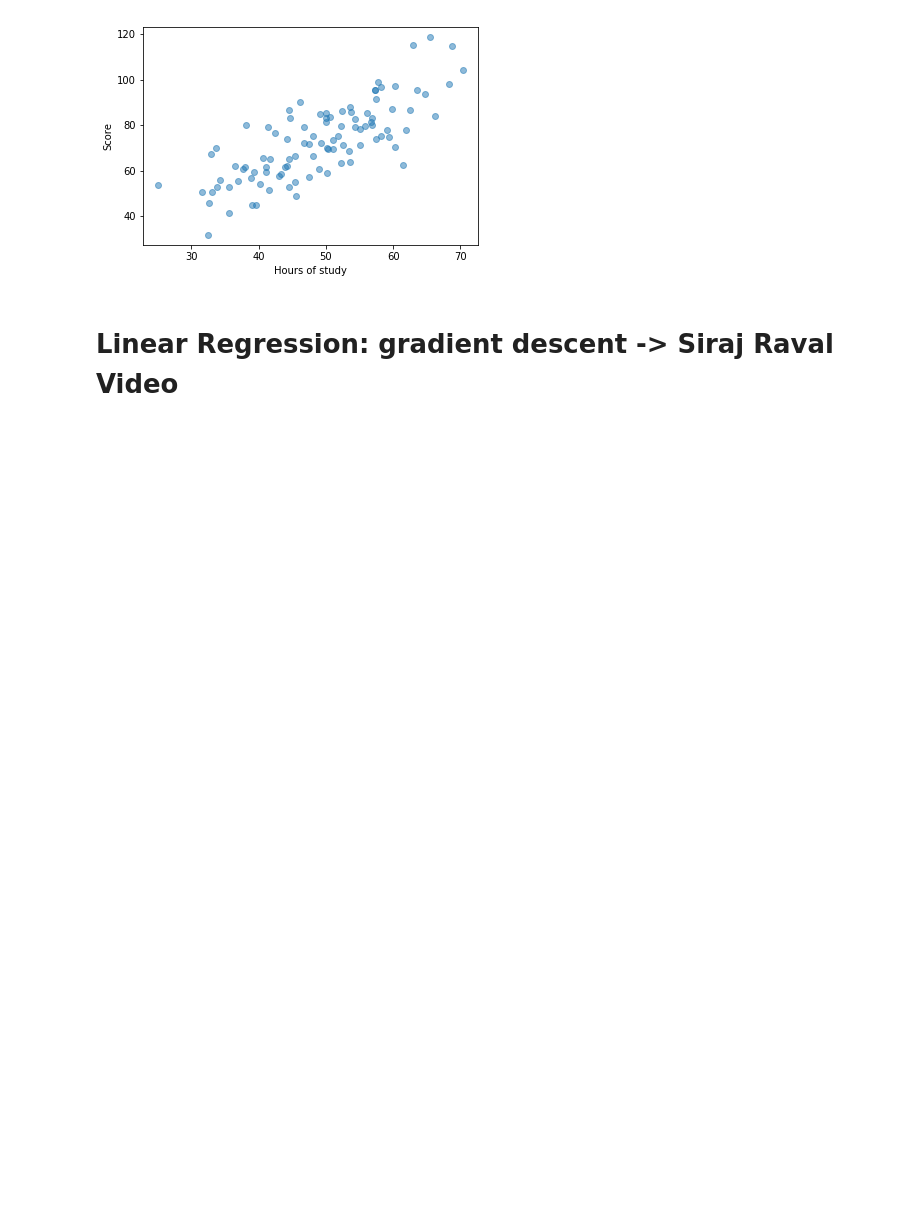
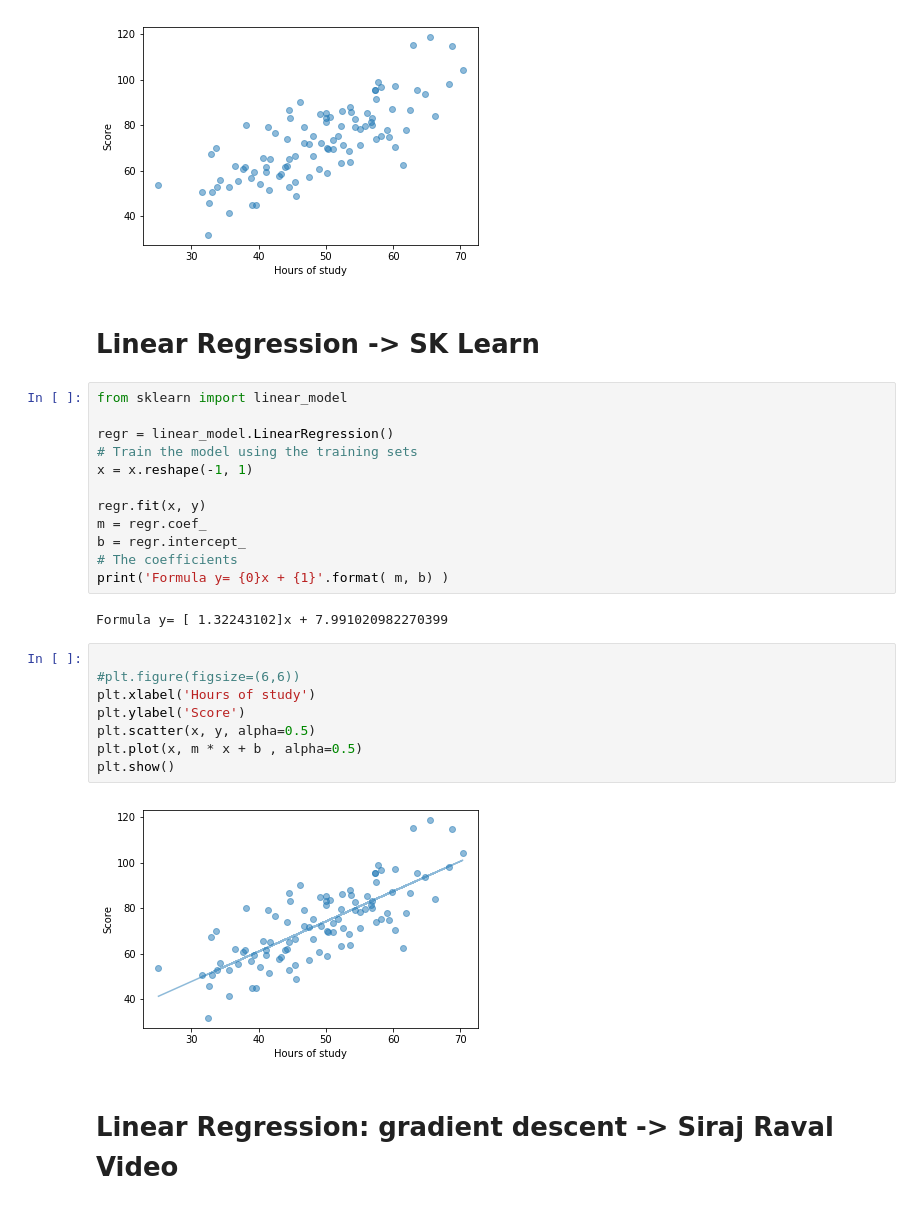
Before and after one commit to jokandre/MachineLearning-Demos, a Jupyter notebook: Linear Regression demo.ipynb, the cells around one changed output. Saved outputs shown, nothing was run; the diff lists cells and outputs as text; blank space fills up the shorter version.

```diff
--- a/Linear Regression demo.ipynb
+++ b/Linear Regression demo.ipynb
@@ -16,6 +16,32 @@ plt.scatter(x, y, alpha=0.5)
 plt.show()
 # %% [output]
 [figure]
+# %% [markdown]
+# Linear Regression -> SK Learn
+# %%
+from sklearn import linear_model
+
+regr = linear_model.LinearRegression()
+# Train the model using the training sets
+x = x.reshape(-1, 1)
+
+regr.fit(x, y)
+m = regr.coef_
+b = regr.intercept_
+# The coefficients
+print('Formula y= {0}x + {1}'.format( m, b) )
+# %% [output]
+Formula y= [ 1.32243102]x + 7.991020982270399
+# %%
+
+#plt.figure(figsize=(6,6))
+plt.xlabel('Hours of study')
+plt.ylabel('Score')
+plt.scatter(x, y, alpha=0.5)
+plt.plot(x, m * x + b , alpha=0.5)
+plt.show()
+# %% [output]
+[figure, added]
 # %% [markdown]
 # Linear Regression: gradient descent -> Siraj Raval Video
 # %%
```
Also changed, not shown: parts of 4 cells of this notebook, 2 other files.
